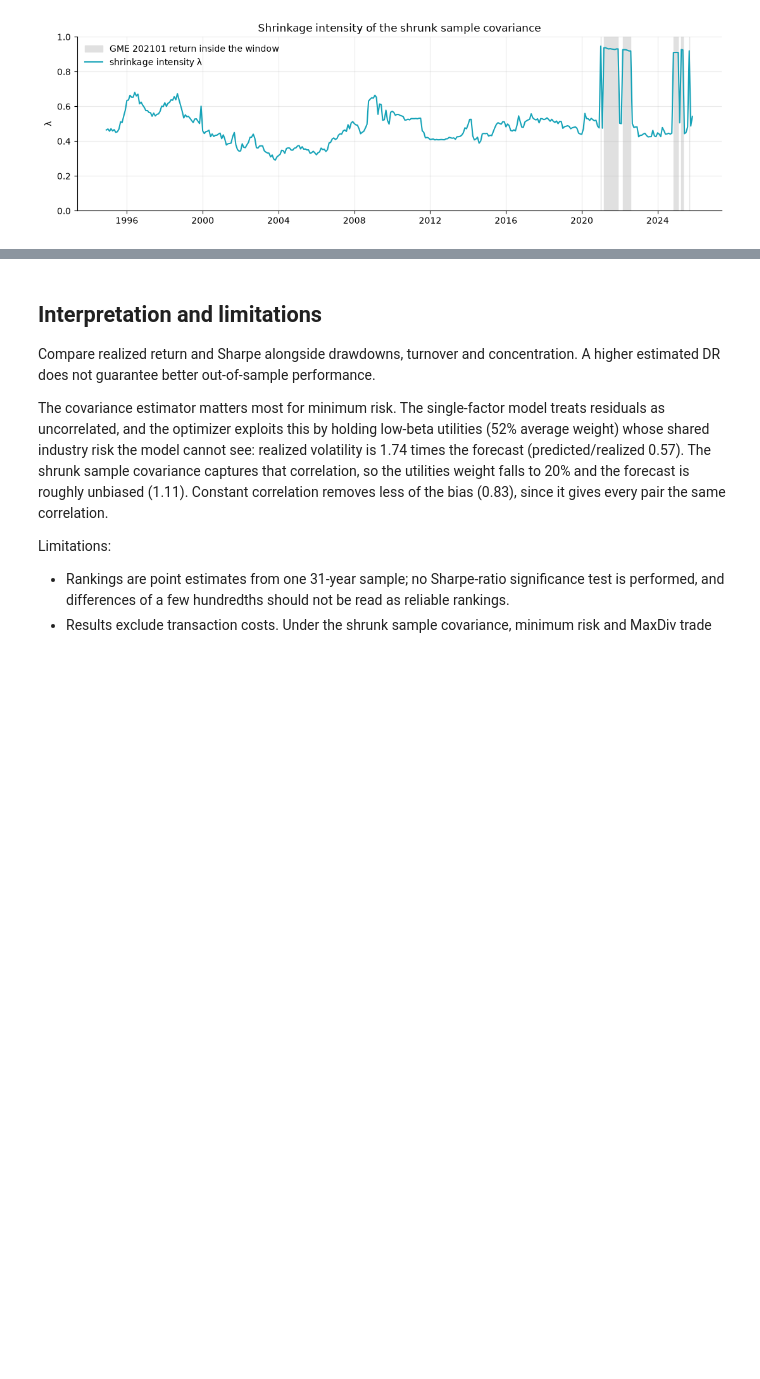
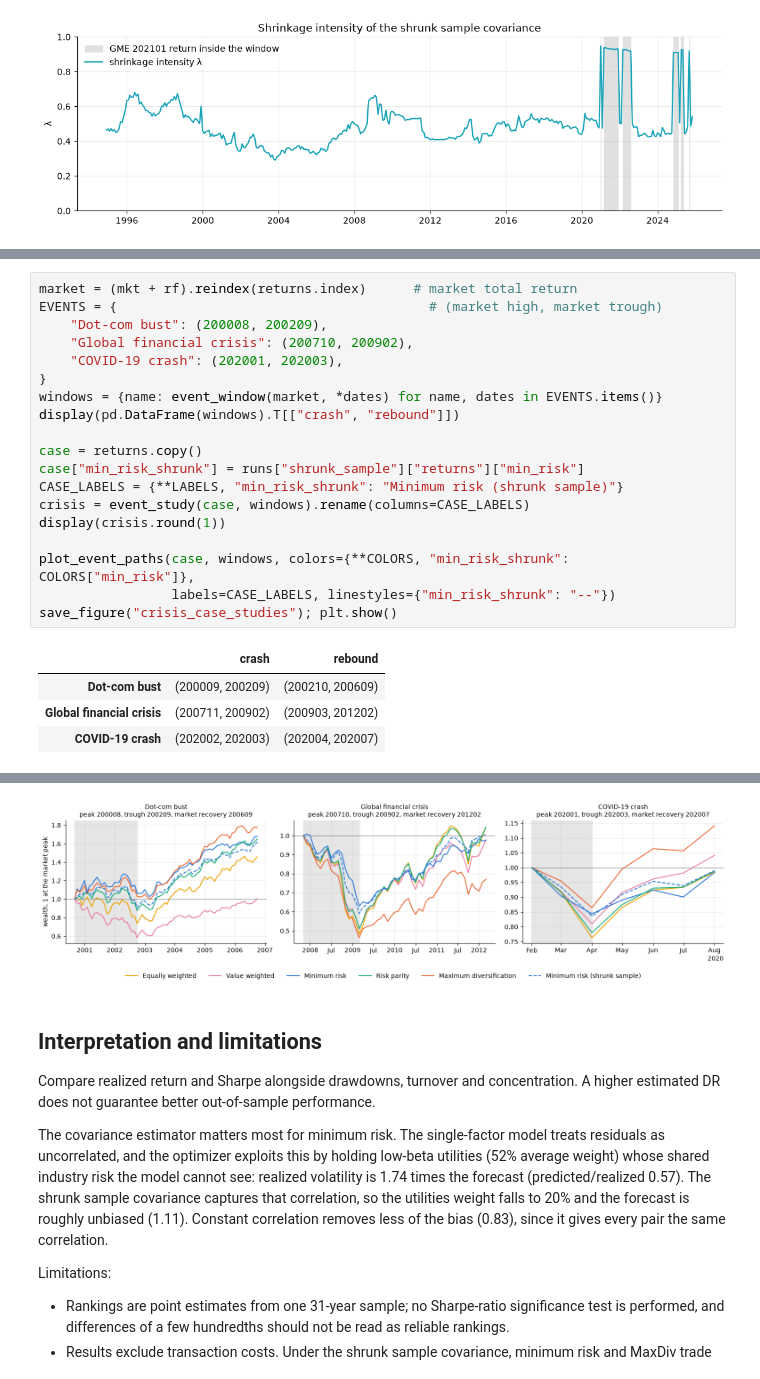
Before and after one commit to Yolandayx929/Fall26-Financial-Optimization-Final-Project, a Jupyter notebook: final/project_demo.ipynb, the cells around one changed output, grey strips where cells are left out. Drawn from its saved outputs; the diff is of its cells as text; blank space fills up the shorter version.

Commit message:
Add drawdown case study and slides

```diff
--- a/final/project_demo.ipynb
+++ b/final/project_demo.ipynb
@@ -670,0 +684,24 @@ Mean lambda: 0.925 on the 24 dates with GME 202101 in the window, 0.473 on the o
+# %%
+market = (mkt + rf).reindex(returns.index)      # market total return
+EVENTS = {                                        # (market high, market trough)
+    "Dot-com bust": (200008, 200209),
+    "Global financial crisis": (200710, 200902),
+    "COVID-19 crash": (202001, 202003),
+}
+windows = {name: event_window(market, *dates) for name, dates in EVENTS.items()}
+display(pd.DataFrame(windows).T[["crash", "rebound"]])
+
+case = returns.copy()
+case["min_risk_shrunk"] = runs["shrunk_sample"]["returns"]["min_risk"]
+CASE_LABELS = {**LABELS, "min_risk_shrunk": "Minimum risk (shrunk sample)"}
+crisis = event_study(case, windows).rename(columns=CASE_LABELS)
+display(crisis.round(1))
+
+plot_event_paths(case, windows, colors={**COLORS, "min_risk_shrunk": COLORS["min_risk"]},
+                 labels=CASE_LABELS, linestyles={"min_risk_shrunk": "--"})
+save_figure("crisis_case_studies"); plt.show()
+# %% [output]
+|  | crash | rebound |
+| Dot-com bust | (200009, 200209) | (200210, 200609) |
+| Global financial crisis | (200711, 200902) | (200903, 201202) |
+| COVID-19 crash | (202002, 202003) | (202004, 202007) |
@@ -671,3 +719,4 @@ Mean lambda: 0.925 on the 24 dates with GME 202101 in the window, 0.473 on the o
+[figure, added]
 # %% [markdown]
 ## Interpretation and limitations
 
```
Also changed, not shown: parts of 7 cells of this notebook, 5 other files.
